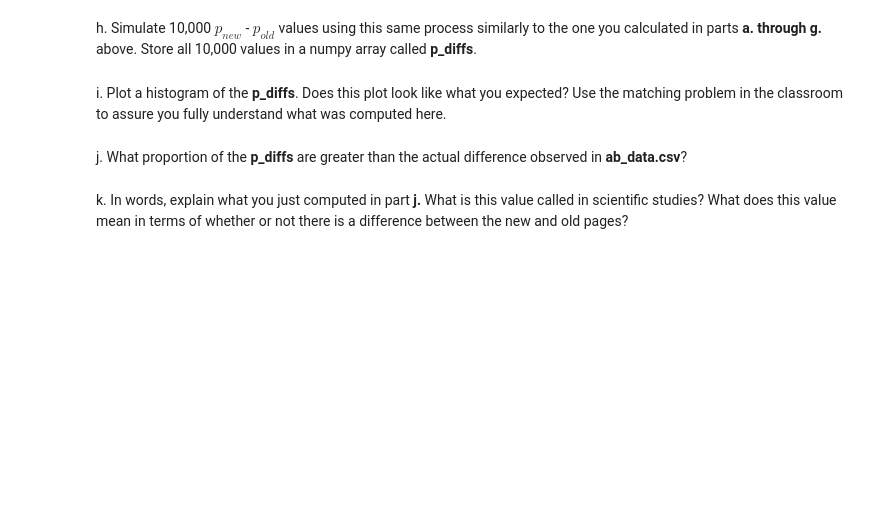
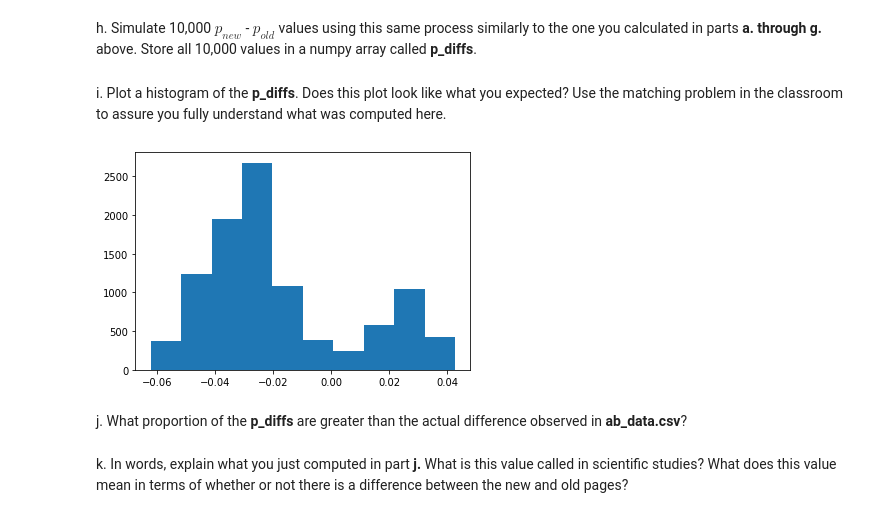
Before and after one commit to alf808/keep-or-ditch, a Jupyter notebook: Analyze_ab_test_results_notebook.ipynb, the cells around one changed output. Drawn from its saved outputs; the diff is of its cells as text; code cells hidden in the pictures; blank space fills up the shorter version.

Commit message:
added AB simulation

```diff
--- a/Analyze_ab_test_results_notebook.ipynb
+++ b/Analyze_ab_test_results_notebook.ipynb
@@ -285,3 +283,8 @@ new_page_converted = np.random.choice(2, size=n_new, p=((1-p_new), p_new))
+# %%
+# simulation between [0,1], with p-0: (1-p_new), p-1: p_new
+
+new_page_converted = np.random.choice([0,1], size=n_new, p=((1-p_new), p_new))
+#new_page_converted_b = np.random.binomial(1, p_new, n_new)
 # %% [markdown]
 f. Simulate $n_{old}$ transactions with a convert rate of $p_{old}$ under the null.  Store these $n_{old}$ 1's and 0's in **old_page_converted**.
 # %%
@@ -297,7 +306,19 @@ p_new - p_old
 # %% [markdown]
 h. Simulate 10,000 $p_{new}$ - $p_{old}$ values using this same process similarly to the one you calculated in parts **a. through g.** above.  Store all 10,000 values in a numpy array called **p_diffs**.
+# %%
+p_diffs = []
+for _ in range(10000):
+    new_page_converted = np.random.choice(2, size=n_new, p=((1-p_new), p_new))
+    old_page_converted = np.random.choice(2, size=n_old, p=((1-p_old), p_old))
+    p_new, p_old = new_page_converted.mean(), old_page_converted.mean()
+    diff = p_new - p_old
+    p_diffs.append(diff)
 # %% [markdown]
 i. Plot a histogram of the **p_diffs**.  Does this plot look like what you expected?  Use the matching problem in the classroom to assure you fully understand what was computed here.
+# %%
+plt.hist(p_diffs);
+# %% [output]
+[figure, added]
 # %% [markdown]
 j. What proportion of the **p_diffs** are greater than the actual difference observed in **ab_data.csv**?
 # %% [markdown]
```
Also changed, not shown: parts of 4 cells of this notebook.
